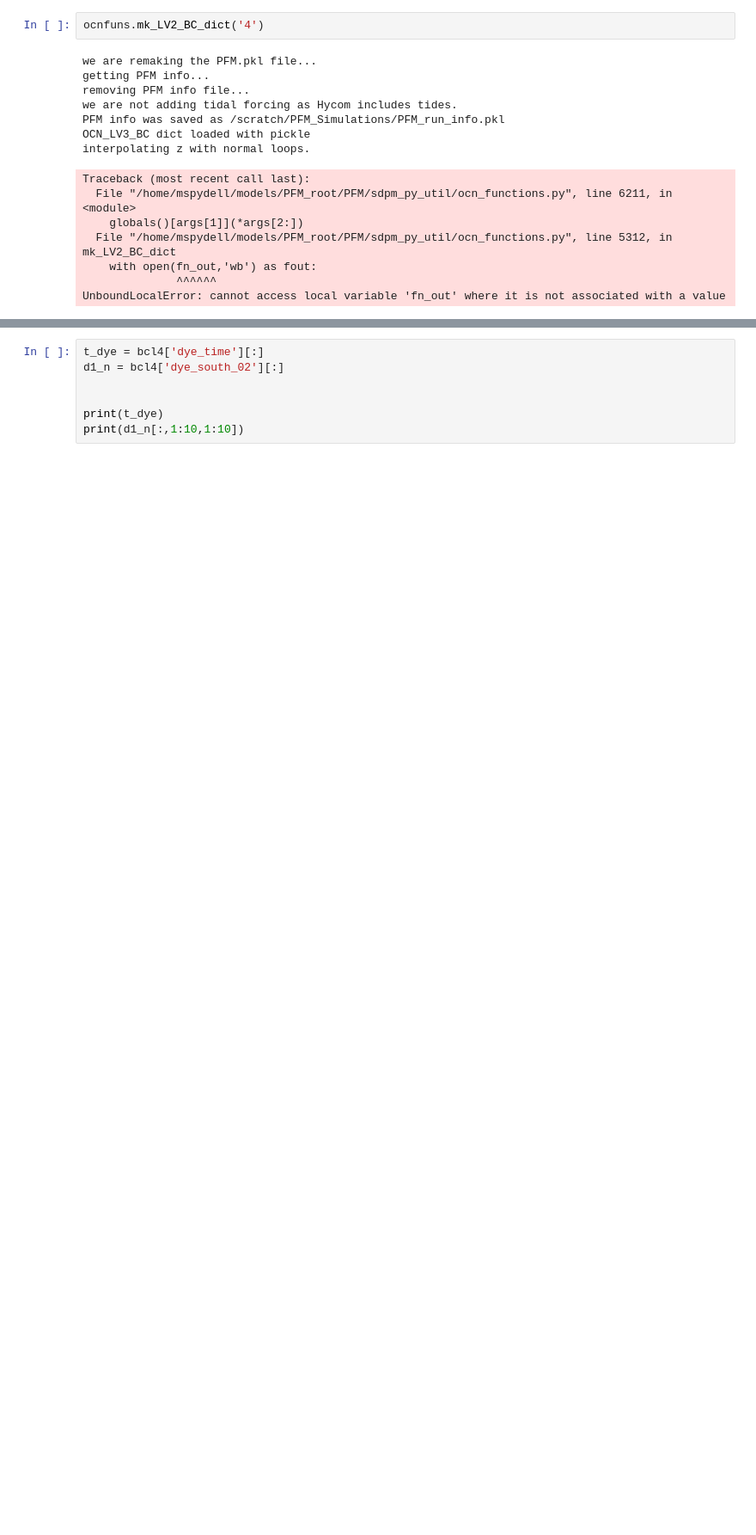
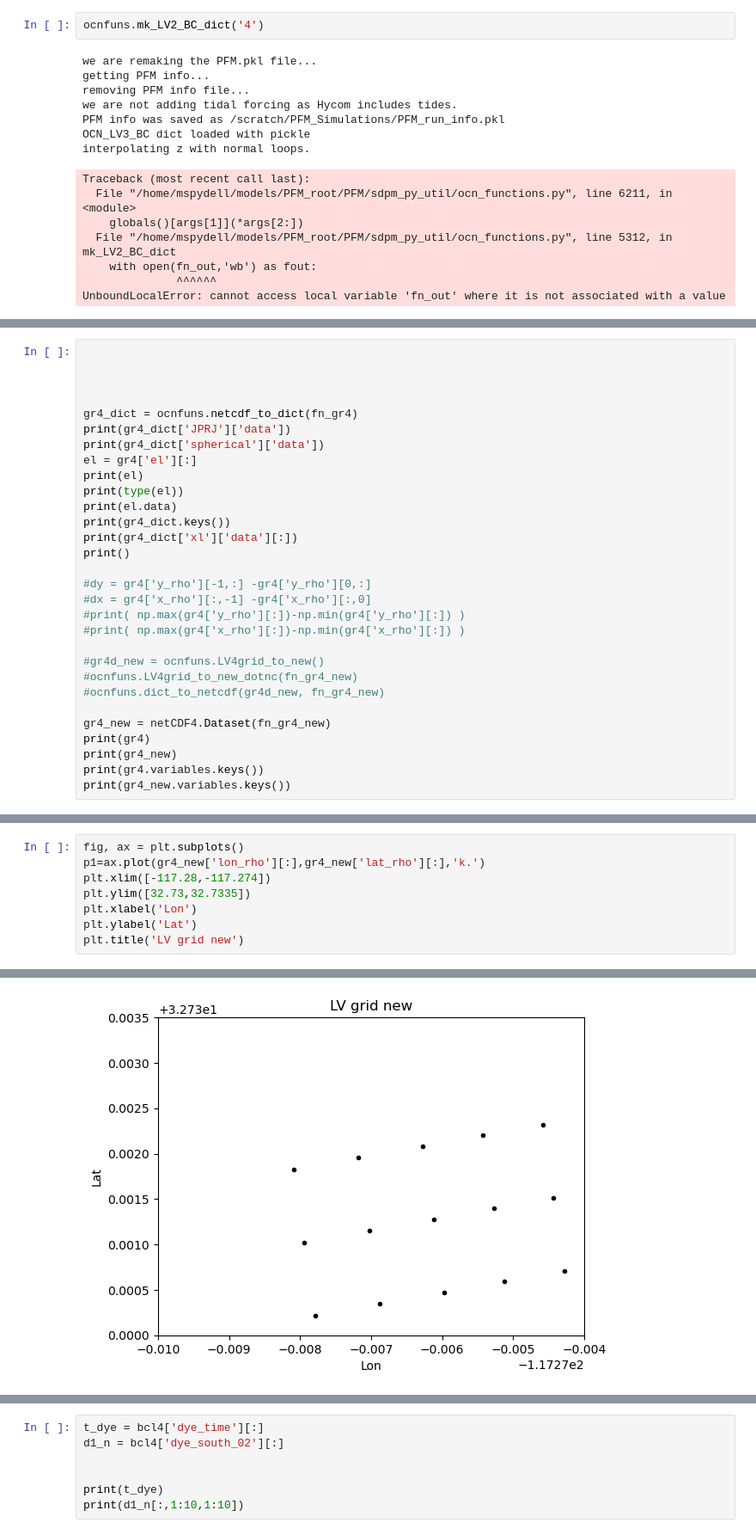
Before and after one commit to mspydell/PFM, a Jupyter notebook: driver/LV4_notebook.ipynb, the cells around one changed output, grey strips where cells are left out. Shown at 86% size. Cells and saved outputs as stored; diff of their text form; blank space fills up the shorter version.

```diff
--- a/driver/LV4_notebook.ipynb
+++ b/driver/LV4_notebook.ipynb
@@ -60,0 +145,30 @@ dict_keys(['theta_s', 'theta_b', 'Tcline', 'hc', 'Cs_r', 'sc_r', 'Cs_w', 'sc_w',
+# %%
+
+
+
+
+gr4_dict = ocnfuns.netcdf_to_dict(fn_gr4)
+print(gr4_dict['JPRJ']['data'])
+print(gr4_dict['spherical']['data'])
+el = gr4['el'][:]
+print(el)
+print(type(el))
+print(el.data)
+print(gr4_dict.keys())
+print(gr4_dict['xl']['data'][:])
+print()
+
+#dy = gr4['y_rho'][-1,:] -gr4['y_rho'][0,:]
+#dx = gr4['x_rho'][:,-1] -gr4['x_rho'][:,0]
+#print( np.max(gr4['y_rho'][:])-np.min(gr4['y_rho'][:]) )
+#print( np.max(gr4['x_rho'][:])-np.min(gr4['x_rho'][:]) )
+
+#gr4d_new = ocnfuns.LV4grid_to_new()
+#ocnfuns.LV4grid_to_new_dotnc(fn_gr4_new)
+#ocnfuns.dict_to_netcdf(gr4d_new, fn_gr4_new)
+
+gr4_new = netCDF4.Dataset(fn_gr4_new)
+print(gr4)
+print(gr4_new)
+print(gr4.variables.keys())
+print(gr4_new.variables.keys())
@@ -60,0 +186,9 @@ dict_keys(['theta_s', 'theta_b', 'Tcline', 'hc', 'Cs_r', 'sc_r', 'Cs_w', 'sc_w',
+# %%
+fig, ax = plt.subplots()
+p1=ax.plot(gr4_new['lon_rho'][:],gr4_new['lat_rho'][:],'k.')
+plt.xlim([-117.28,-117.274])
+plt.ylim([32.73,32.7335])
+plt.xlabel('Lon')
+plt.ylabel('Lat')
+plt.title('LV grid new')
+# %% [output]
@@ -60,0 +196 @@ dict_keys(['theta_s', 'theta_b', 'Tcline', 'hc', 'Cs_r', 'sc_r', 'Cs_w', 'sc_w',
+[figure, added]
```
Also changed, not shown: parts of 16 cells of this notebook, 2 other files.
